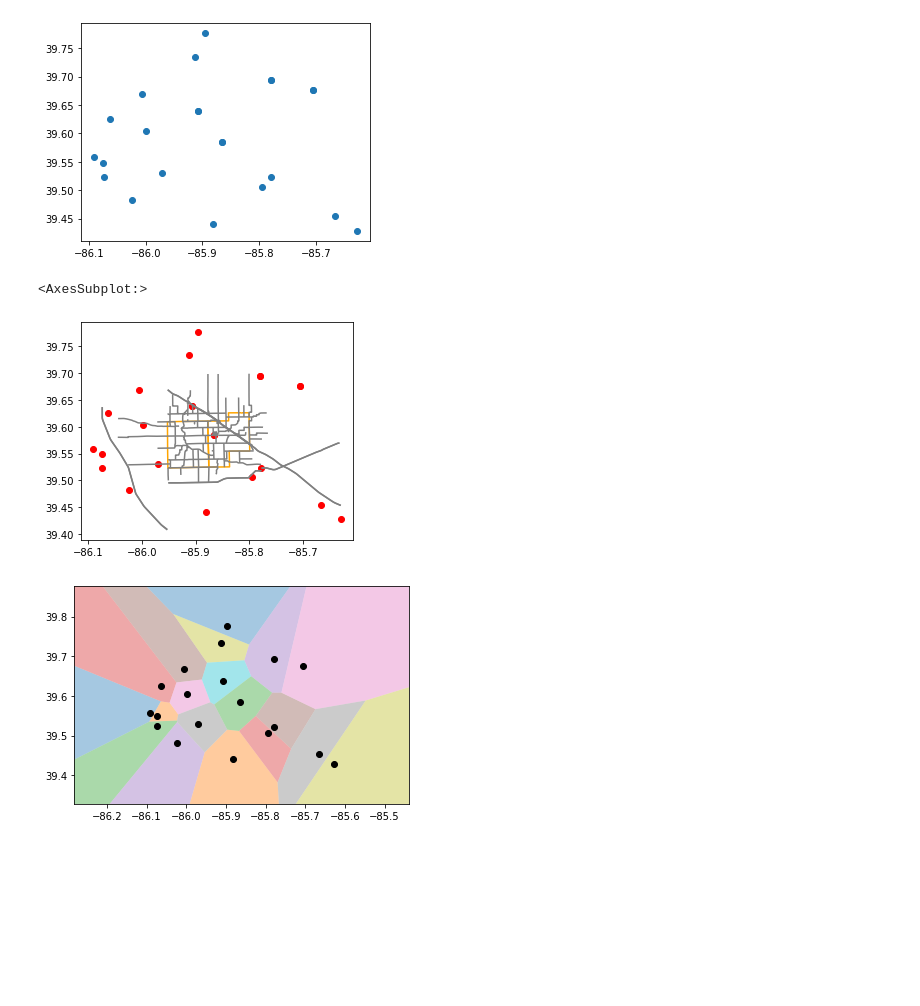
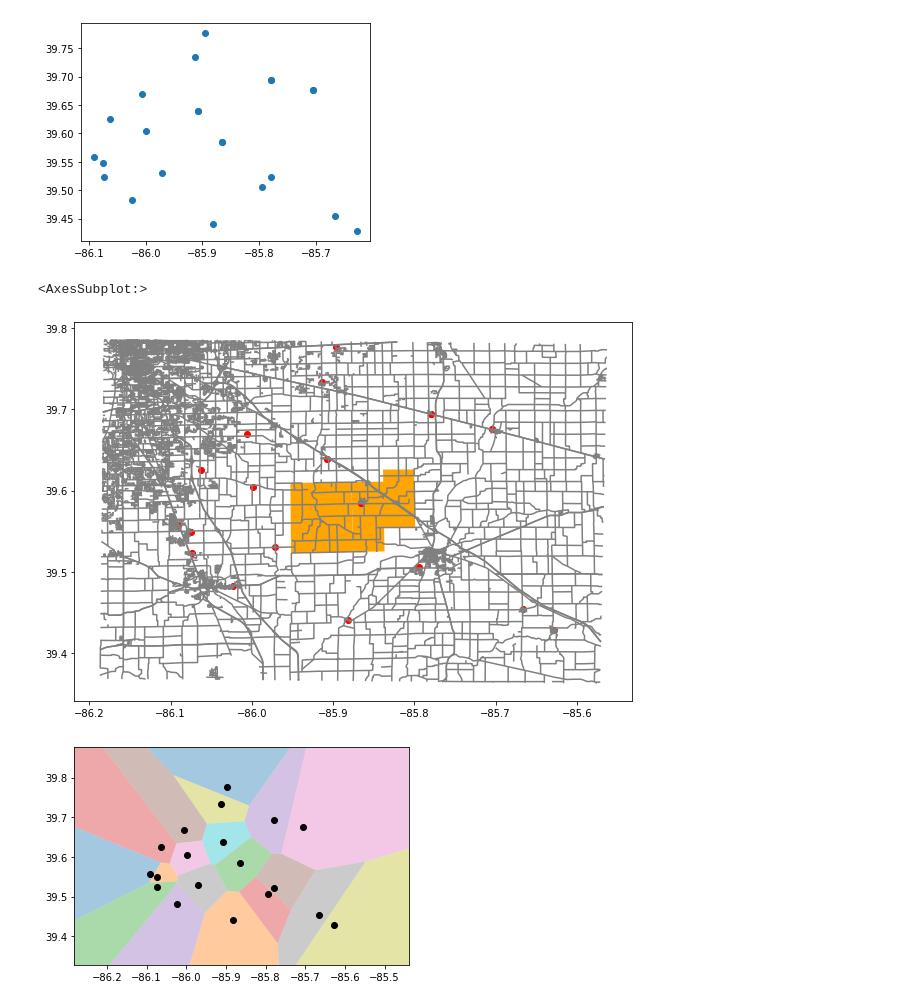
Before and after one commit to trimble/fire_geozones, a Jupyter notebook: Geos.ipynb, the cells around one changed output. Drawn from its saved outputs; the diff is of its cells as text; code cells hidden in the pictures; blank space fills up the shorter version.

```diff
--- a/Geos.ipynb
+++ b/Geos.ipynb
@@ -119,8 +119,8 @@ jurisdiction.exterior.to_crs(epsg=4326).plot()
 # %%
 streets = gpd.read_file(
 r'/Users/toddtrimble/Downloads/Streets_Roads_INDOT_2015/Roads_2015_INDOT_IN.shp',
-bbox = jurisdiction,
-)
+bbox = jurisdiction.dissolve().envelope.buffer(25000),
+).clip(jurisdiction.dissolve().envelope.scale(4,4))
 streets.to_crs(epsg=4326).plot()
 # %% [output]
 <AxesSubplot:>
@@ -134,12 +134,13 @@ enginelocs.plot()
 [figure]
 # %%
 fig, ax = plt.subplots()
-jurisdiction.exterior.to_crs(epsg=4326).plot(ax=ax, color='orange')
+fig.set_size_inches(10,10)
+jurisdiction.to_crs(epsg=4326).plot(ax=ax, color='orange')
 streets.to_crs(epsg=4326).plot(ax=ax, color='grey')
 enginelocs.plot(ax=ax, color='red')
 # %% [output]
 <AxesSubplot:>
-[figure, old version]
+[figure, new version]
 # %%
 import visualize_voronoi as vv
 vv.visualize(engines)
```
Also changed, not shown: parts of 2 cells of this notebook.
